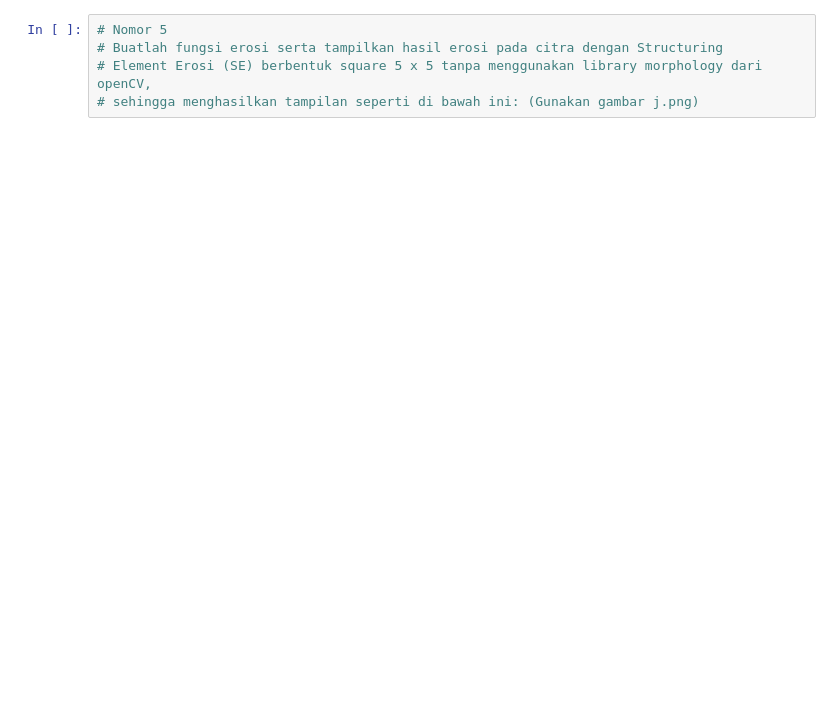
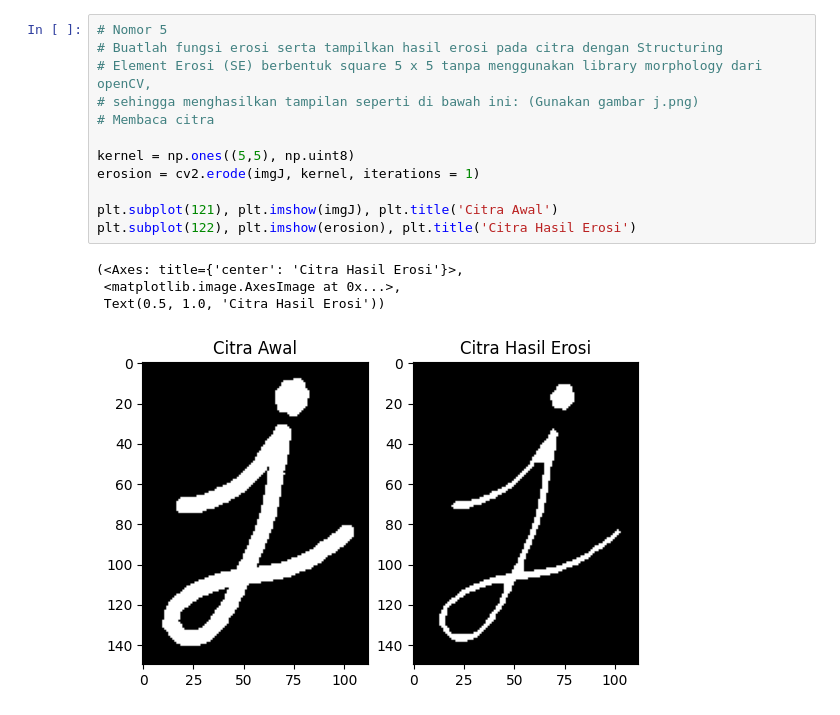
Before and after one commit to rijalammar1/PVCK_RijalAmmar, a Jupyter notebook: Jobsheet9.ipynb, the cells around one changed output. Drawn from its saved outputs; the diff is of its cells as text; blank space fills up the shorter version.

```diff
--- a/Jobsheet9.ipynb
+++ b/Jobsheet9.ipynb
@@ -59,5 +53,17 @@ plt.show()
 # %%
 # Nomor 5
 # Buatlah fungsi erosi serta tampilkan hasil erosi pada citra dengan Structuring
 # Element Erosi (SE) berbentuk square 5 x 5 tanpa menggunakan library morphology dari openCV,
 # sehingga menghasilkan tampilan seperti di bawah ini: (Gunakan gambar j.png)
+# Membaca citra
+
+kernel = np.ones((5,5), np.uint8)
+erosion = cv2.erode(imgJ, kernel, iterations = 1)
+
+plt.subplot(121), plt.imshow(imgJ), plt.title('Citra Awal')
+plt.subplot(122), plt.imshow(erosion), plt.title('Citra Hasil Erosi')
+# %% [output]
+(<Axes: title={'center': 'Citra Hasil Erosi'}>,
+ <matplotlib.image.AxesImage at 0x...>,
+ Text(0.5, 1.0, 'Citra Hasil Erosi'))
+[figure, added]
```
Also changed, not shown: parts of 16 cells of this notebook.
